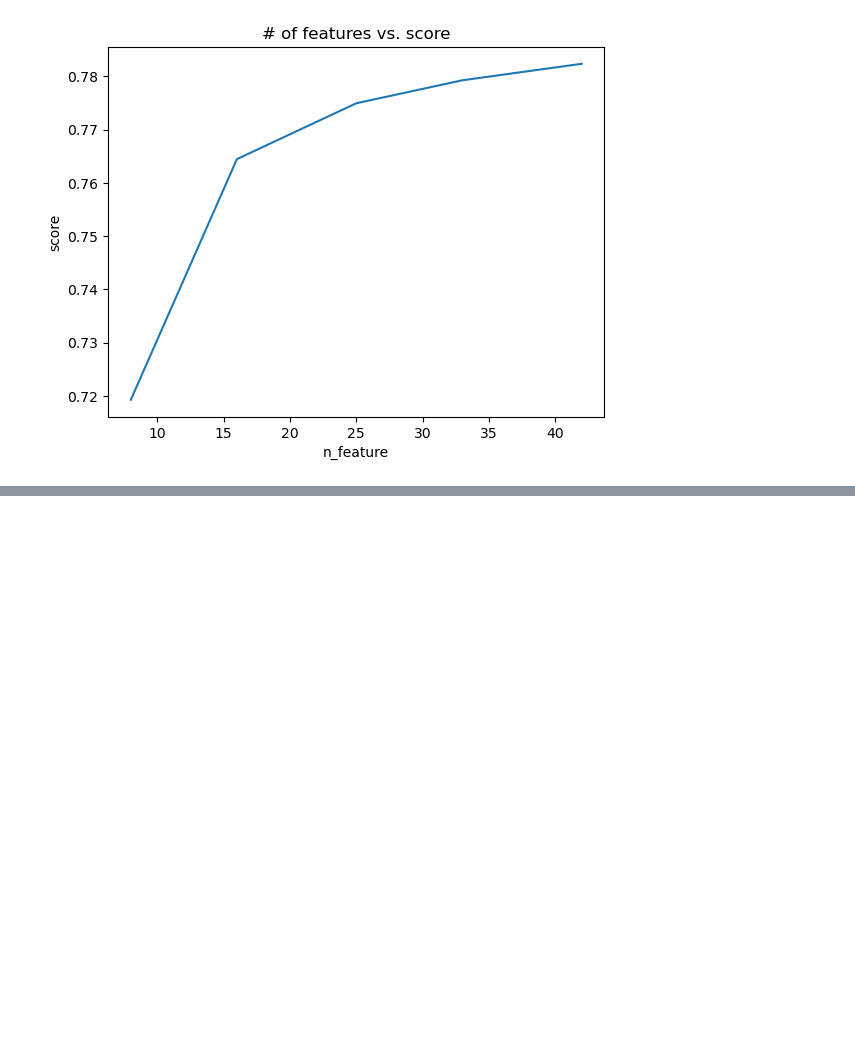
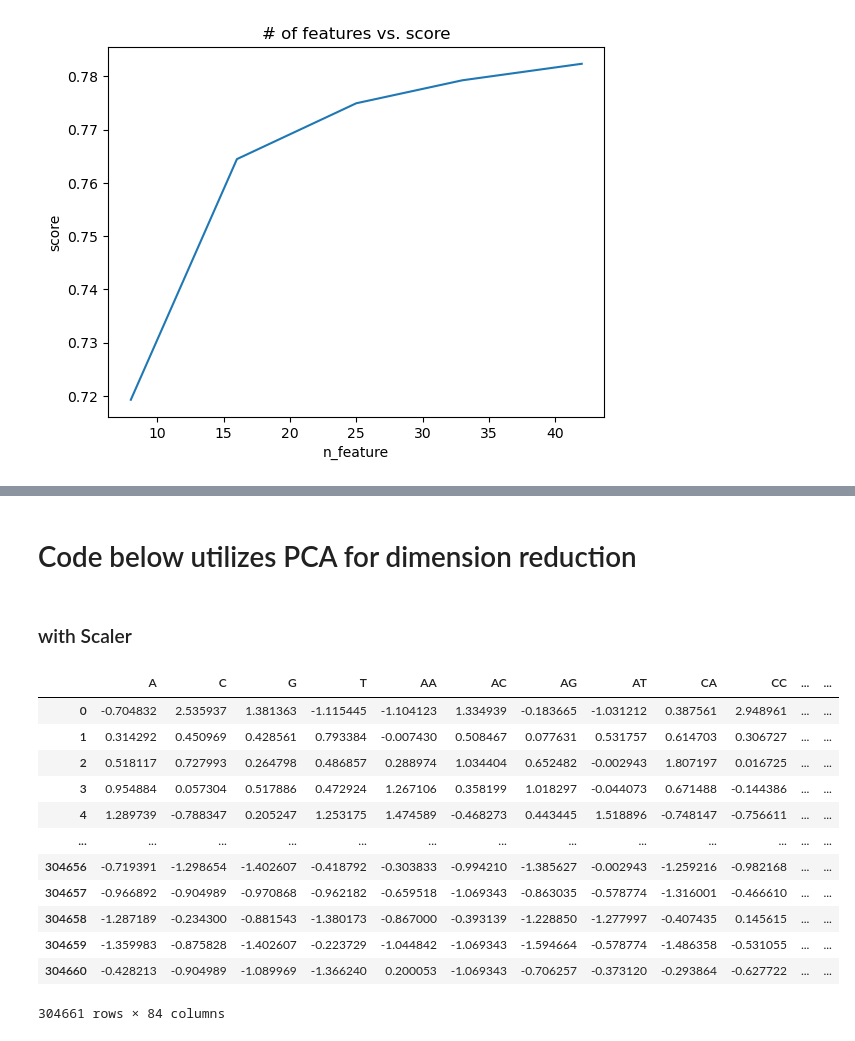
Before and after one commit to shashivish/RNA-ModX, a Jupyter notebook: predictive_model/RandomForest.ipynb, the cells around one changed output, grey strips where cells are left out. Drawn from its saved outputs; the diff is of its cells as text; code cells hidden in the pictures; blank space fills up the shorter version.

```diff
--- a/predictive_model/RandomForest.ipynb
+++ b/predictive_model/RandomForest.ipynb
@@ -319,0 +328,25 @@ Text(0.5, 427.9555555555555, 'Predicted label')
+# %% [markdown]
+# Code below utilizes PCA for dimension reduction
+# %% [markdown]
+### with Scaler
+# %%
+from sklearn.decomposition import PCA
+
+# perform standard scaler on the train dataset
+train_X_scaled = scaler.fit_transform(train_X)
+train_X_scaled = pd.DataFrame(train_X_scaled, columns=train_X.columns)
+train_X_scaled
+# %% [output]
+|  | A | C | G | T | AA | AC | AG | AT | CA | CC | ... | ... |
+| 0 | -0.704832 | 2.535937 | 1.381363 | -1.115445 | -1.104123 | 1.334939 | -0.183665 | -1.031212 | 0.387561 | 2.948961 | ... | ... |
+| 1 | 0.314292 | 0.450969 | 0.428561 | 0.793384 | -0.007430 | 0.508467 | 0.077631 | 0.531757 | 0.614703 | 0.306727 | ... | ... |
+| 2 | 0.518117 | 0.727993 | 0.264798 | 0.486857 | 0.288974 | 1.034404 | 0.652482 | -0.002943 | 1.807197 | 0.016725 | ... | ... |
+| 3 | 0.954884 | 0.057304 | 0.517886 | 0.472924 | 1.267106 | 0.358199 | 1.018297 | -0.044073 | 0.671488 | -0.144386 | ... | ... |
+| 4 | 1.289739 | -0.788347 | 0.205247 | 1.253175 | 1.474589 | -0.468273 | 0.443445 | 1.518896 | -0.748147 | -0.756611 | ... | ... |
+| ... | ... | ... | ... | ... | ... | ... | ... | ... | ... | ... | ... | ... |
+| 304656 | -0.719391 | -1.298654 | -1.402607 | -0.418792 | -0.303833 | -0.994210 | -1.385627 | -0.002943 | -1.259216 | -0.982168 | ... | ... |
+| 304657 | -0.966892 | -0.904989 | -0.970868 | -0.962182 | -0.659518 | -1.069343 | -0.863035 | -0.578774 | -1.316001 | -0.466610 | ... | ... |
+| 304658 | -1.287189 | -0.234300 | -0.881543 | -1.380173 | -0.867000 | -0.393139 | -1.228850 | -1.277997 | -0.407435 | 0.145615 | ... | ... |
+| 304659 | -1.359983 | -0.875828 | -1.402607 | -0.223729 | -1.044842 | -1.069343 | -1.594664 | -0.578774 | -1.486358 | -0.531055 | ... | ... |
+| 304660 | -0.428213 | -0.904989 | -1.089969 | -1.366240 | 0.200053 | -1.069343 | -0.706257 | -0.373120 | -0.293864 | -0.627722 | ... | ... |
+304661 rows × 84 columns
```
Also changed, not shown: parts of 24 cells of this notebook, 4 other files.
